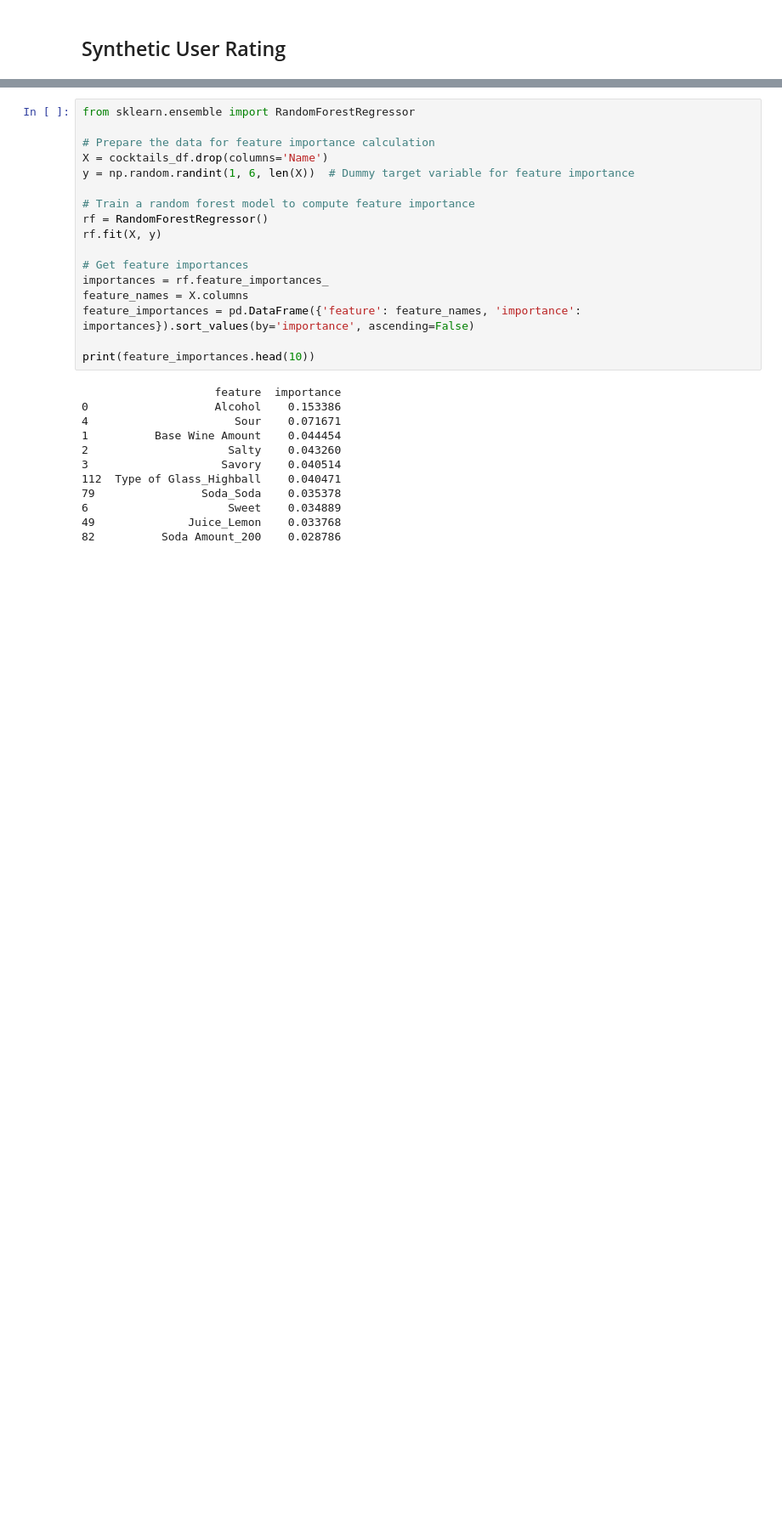
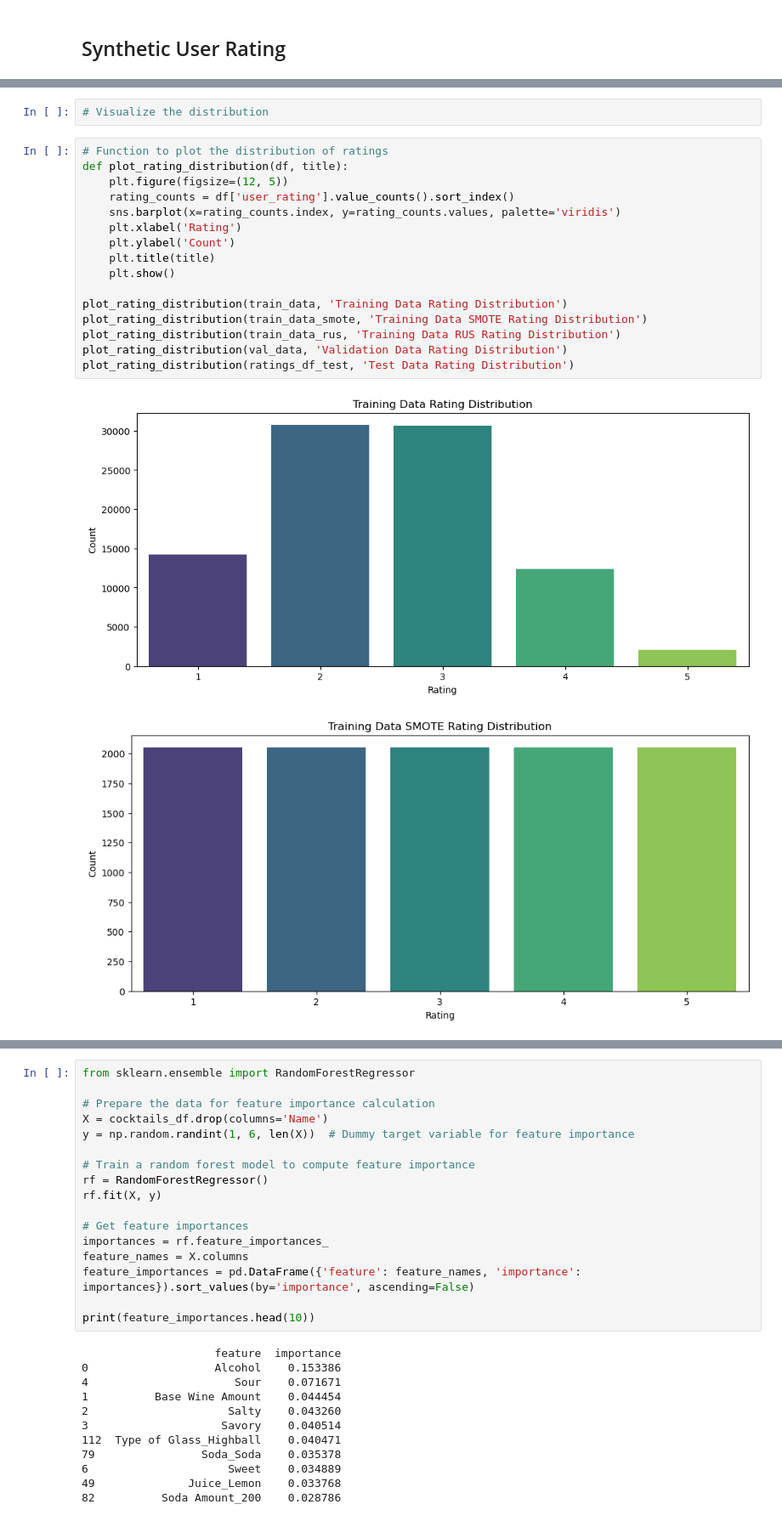
Before and after one commit to dpatel77/CocktailRecommenderSystem, a Jupyter notebook: cocktails.ipynb, the cells around one changed output, grey strips where cells are left out. Shown at 85% size. Drawn from its saved outputs; the diff is of its cells as text; blank space fills up the shorter version.

```diff
--- a/cocktails.ipynb
+++ b/cocktails.ipynb
@@ -636,0 +400,21 @@ Train data size: 90000
+# %%
+# Visualize the distribution
+# %%
+# Function to plot the distribution of ratings
+def plot_rating_distribution(df, title):
+    plt.figure(figsize=(12, 5))
+    rating_counts = df['user_rating'].value_counts().sort_index()
+    sns.barplot(x=rating_counts.index, y=rating_counts.values, palette='viridis')
+    plt.xlabel('Rating')
+    plt.ylabel('Count')
+    plt.title(title)
+    plt.show()
+
+plot_rating_distribution(train_data, 'Training Data Rating Distribution')
+plot_rating_distribution(train_data_smote, 'Training Data SMOTE Rating Distribution')
+plot_rating_distribution(train_data_rus, 'Training Data RUS Rating Distribution')
+plot_rating_distribution(val_data, 'Validation Data Rating Distribution')
+plot_rating_distribution(ratings_df_test, 'Test Data Rating Distribution')
+# %% [output]
+[figure, added]
+[figure, added]
```
Also changed, not shown: parts of 70 cells of this notebook.
